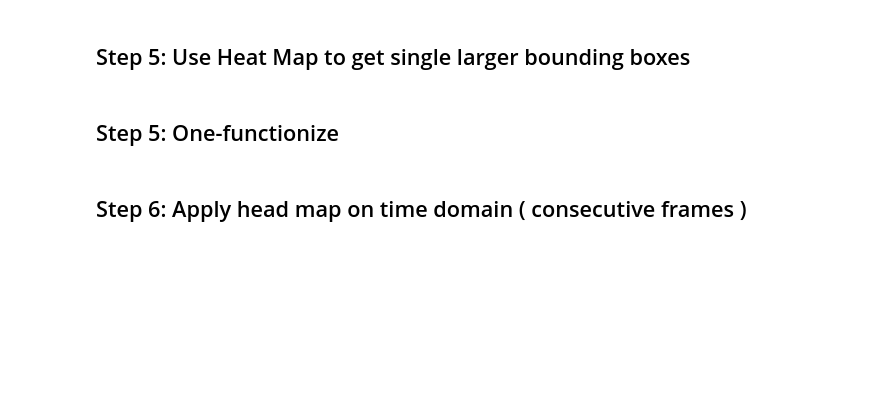
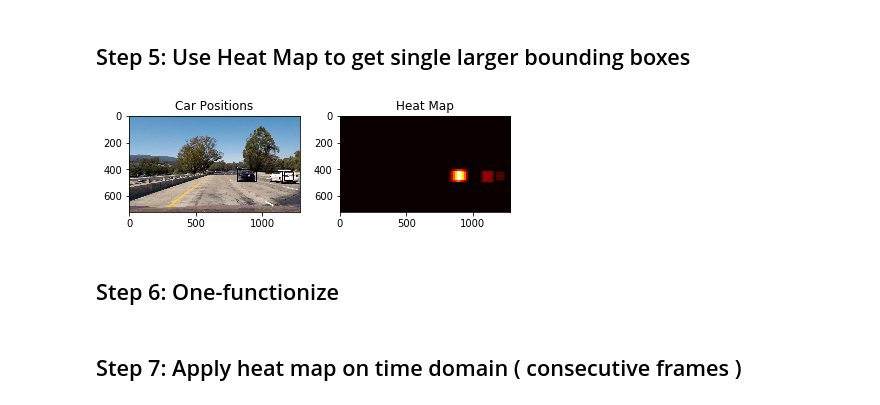
Before and after one commit to dayuwater/CarND-Vehicle-Detection-master, a Jupyter notebook: Project.ipynb, the cells around one changed output. Drawn from its saved outputs; the diff is of its cells as text; code cells hidden in the pictures; blank space fills up the shorter version.

```diff
--- a/Project.ipynb
+++ b/Project.ipynb
@@ -322,15 +251,3 @@ def find_cars(img, ystart, ystop, scale, svc, X_scaler, orient, pix_per_cell, ce
-# %%
-# Using HOG-subsampling
-ystart = 390
-ystop = 656
-scale = 1.5
-
-img = mpimg.imread('test_images/test5.jpg')
-img = img.astype(np.float32) / 255
-
-out_img, box_list = find_cars(img, ystart, ystop, scale, svc, X_scaler, orient, pix_per_cell, cell_per_block, spatial_size, hist_bins)
-%matplotlib inline
-plt.imshow(out_img)
 # %% [markdown]
 ## Step 5: Use Heat Map to get single larger bounding boxes
 # %%
@@ -351,34 +268,36 @@ def draw_labeled_bboxes(img, labels):
 # %%
 from scipy.ndimage.measurements import label
 
 # Read in image similar to one shown above
-heat = np.zeros_like(img[:,:,0]).astype(np.float)
+heat = np.zeros_like(image[:,:,0]).astype(np.float)
 
 # Add heat to each box in box list
 heat = add_heat(heat,hot_windows)
 
 # Apply threshold to help remove false positives
 heat = apply_threshold(heat,0)
 
 # Visualize the heatmap when displaying
 heatmap = np.clip(heat, 0, 255)
 
 # Find final boxes from heatmap using label function
 labels = label(heatmap)
-draw_img = draw_labeled_bboxes(np.copy(img), labels)
+draw_img = draw_labeled_bboxes(np.copy(image), labels)
 cv2.imwrite("output_images/final_result.jpg", draw_img)
 
 %matplotlib inline
 fig = plt.figure()
 plt.subplot(121)
 plt.imshow(draw_img)
 plt.title('Car Positions')
 plt.subplot(122)
 plt.imshow(heatmap, cmap='hot')
 plt.title('Heat Map')
 fig.tight_layout()
+# %% [output]
+[figure, added]
 # %% [markdown]
-## Step 5: One-functionize
+## Step 6: One-functionize
 # %%
 # make this useable for the image function when doing video analysis
 from scipy.ndimage.measurements import label
@@ -473,5 +392,5 @@ def find_cars_all_in_one(img, mode = "video"):
         bb.add_bboxes(current)
         return result * 255
 # %% [markdown]
-## Step 6: Apply head map on time domain ( consecutive frames )
+## Step 7: Apply heat map on time domain ( consecutive frames )
 # %%
```
Also changed, not shown: parts of 7 cells of this notebook, 19 other files.
